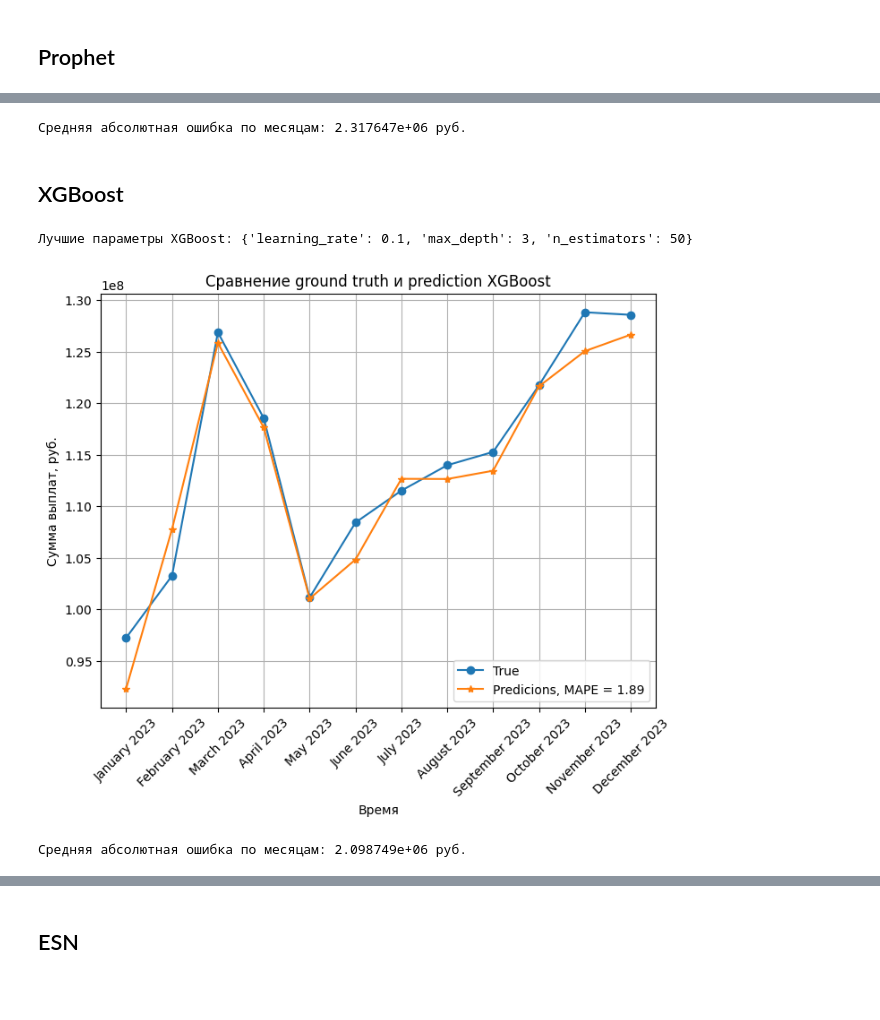
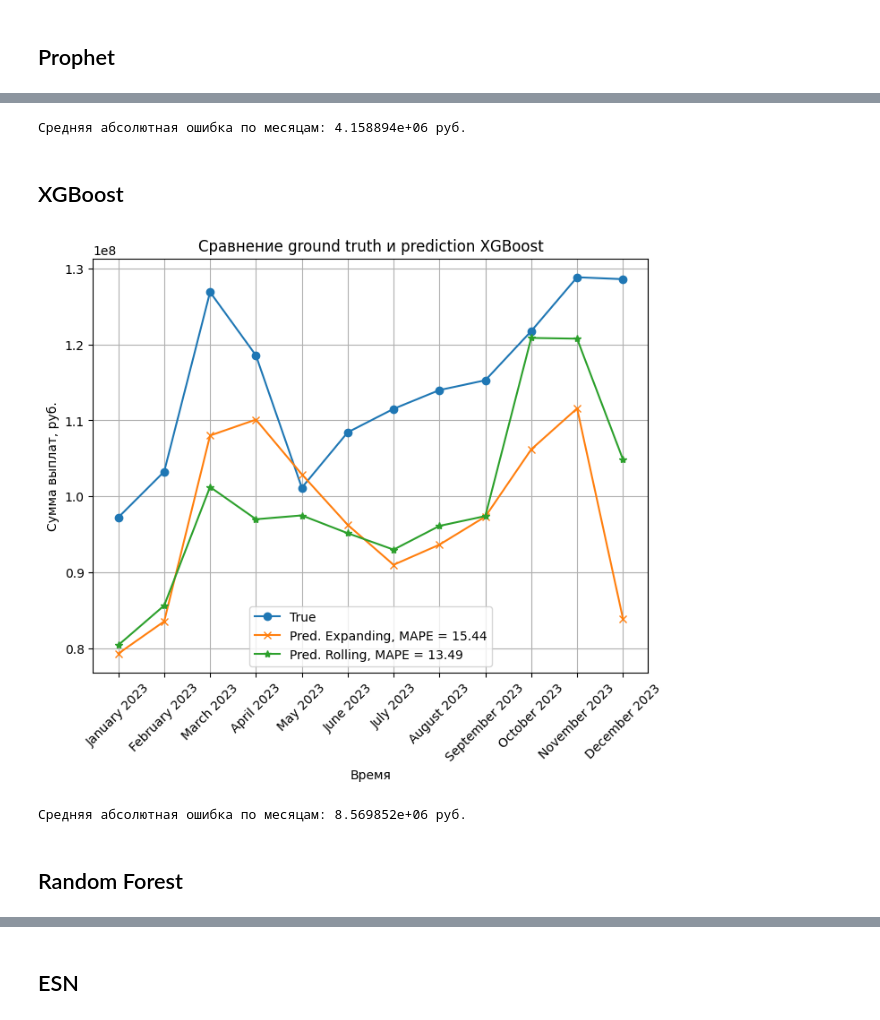
Before and after one commit to ATHigh/RiskPredict-Sber, a Jupyter notebook: solution.ipynb, the cells around one changed output, grey strips where cells are left out. Cells and saved outputs as stored; diff of their text form; code cells hidden in the pictures; blank space fills up the shorter version.

Commit message:
applied ml models

```diff
--- a/solution.ipynb
+++ b/solution.ipynb
@@ -684,19 +683,25 @@ df_fe.head()
 # %%
-# добавление лага и среднего скользящего окна
-df_fe['lag_1'] = df_fe['service_amount_net'].shift(1)
-df_fe['roll_7'] = df_fe['service_amount_net'].rolling(7).mean()
+def feature_engineering(df):
+    df_fe = df.copy()
+    df_fe['service_date'] = pd.to_datetime(df_fe['service_date'])
 
-# добавление Фурье декомпоизции
-df_fe['dayofyear'] = df_fe['service_date'].dt.dayofyear
-df_fe['week_sin'] = np.sin(2 * np.pi * df_fe['dayofyear'] / 7)
-df_fe['week_cos'] = np.cos(2 * np.pi * df_fe['dayofyear'] / 7)
+    df_fe['lag_1'] = df_fe['service_amount_net'].shift(1)
+    df_fe['roll_7'] = df_fe['service_amount_net'].rolling(7).mean()
 
-df_fe['year_sin'] = np.sin(2 * np.pi * df_fe['dayofyear'] / 365)
-df_fe['year_cos'] = np.cos(2 * np.pi * df_fe['dayofyear'] / 365)
+    # добавление Фурье декомпоизции
+    df_fe['dayofyear'] = df_fe['service_date'].dt.dayofyear
+    df_fe['week_sin'] = np.sin(2 * np.pi * df_fe['dayofyear'] / 7)
+    df_fe['week_cos'] = np.cos(2 * np.pi * df_fe['dayofyear'] / 7)
 
-df_fe['is_weekend'] = df_fe['service_date'].dt.weekday >= 5  # суббота=5, воскресенье=6
-df_fe['is_weekend'] = df_fe['is_weekend'].astype(int)  # преобразуем в 0 и 1
+    df_fe['year_sin'] = np.sin(2 * np.pi * df_fe['dayofyear'] / 365)
+    df_fe['year_cos'] = np.cos(2 * np.pi * df_fe['dayofyear'] / 365)
 
-df_fe.drop(columns='dayofyear', inplace=True)
-df_fe.dropna(inplace=True)
-df_fe.info()
+    df_fe['is_weekend'] = (df_fe['service_date'].dt.weekday >= 5).astype(int) # суббота=5, воскресенье=6
+    # df_fe['is_weekend'] = df_fe['is_weekend'].astype(int)  # преобразуем в 0 и 1
+    # df_fe['week'] = df_fe['service_date'].dt.isocalendar().week.astype(int)
+    # df_fe['is_holiday'] = df_fe['service_date'].isin(Russia(years=df_fe['service_date'].dt.year.unique())).astype(int)
+
+    df_fe.drop(columns=['dayofyear'], inplace=True)
+    df_fe.dropna(inplace=True)
+
+    return df_fe
@@ -829,6 +738,0 @@ def monthly_forecast_with_regressors(df, start_date, end_date):
-# %%
-monthly_forecast = monthly_forecast_with_regressors(
-    df_4prophet,
-    start_date="2023-01-01",
-    end_date="2023-12-31"
-)
@@ -866,29 +857,6 @@ plt.grid()
 # %%
-print(f"Средняя абсолютная ошибка по месяцам: {mean_absolute_error(ground_truth['service_amount_net'], monthly_forecast['yhat']):2e} руб.")
+print(f"Средняя абсолютная ошибка по месяцам: {mean_absolute_error(ground_truth['service_amount_net'], prophet_months['service_amount_net']):2e} руб.")
 # %% [output]
-Средняя абсолютная ошибка по месяцам: 2.317647e+06 руб.
+Средняя абсолютная ошибка по месяцам: 4.158894e+06 руб.
 # %% [markdown]
 ## XGBoost
-# %%
-def xgboost_hyperparameter_search(X, y):
-    """
-    Подбор гиперпараметров для XGBRegressor с помощью GridSearchCV
-    """
-    model = XGBRegressor(seed=23)
-    param_grid = {
-        'n_estimators': [50, 100, 200],
-        'max_depth': [3, 6, 8],
-        'learning_rate': [0.01, 0.1, 0.25],
-    }
-    scorer = make_scorer(mean_absolute_percentage_error, greater_is_better=False)
-    grid_search = GridSearchCV(model, param_grid, scoring=scorer, cv=5)
-    grid_search.fit(X, y)
-    return grid_search.best_params_
-
-X_train = df_fe[['lag_1', 'roll_7', 'week_sin', 'week_cos', 'year_sin', 'year_cos', 'is_weekend']]
-y_train = df_fe['service_amount_net']
-
-best_xgb_params = xgboost_hyperparameter_search(X_train, y_train)
-print("Лучшие параметры XGBoost:", best_xgb_params)
-# %% [output]
-Лучшие параметры XGBoost: {'learning_rate': 0.1, 'max_depth': 3, 'n_estimators': 50}
@@ -953,17 +939,21 @@ forecast_xgb = monthly_forecast_xgboost(df_fe, start_date='2023-01-01', end_date
 # %%
 plt.figure(figsize=(8,6))
 plt.plot(ground_truth['service_date'], ground_truth['service_amount_net'], label='True', marker='o')
-plt.plot(forecast_xgb['service_amount_net'], label=f"Predicions, MAPE = {round(mean_absolute_percentage_error(ground_truth['service_amount_net'], forecast_xgb['service_amount_net'])*100,2)}",
+plt.plot(xgb_months['service_amount_net'], label=f"Pred. Expanding, MAPE = {round(mean_absolute_percentage_error(ground_truth['service_amount_net'], xgb_months['service_amount_net'])*100,2)}",
+         marker='x')
+plt.plot(xgb_months_roll_window['service_amount_net'], label=f"Pred. Rolling, MAPE = {round(mean_absolute_percentage_error(ground_truth['service_amount_net'], xgb_months_roll_window['service_amount_net'])*100,2)}",
          marker='*')
 plt.title('Сравнение ground truth и prediction XGBoost')
 plt.xlabel('Время')
 plt.xticks(rotation=45)
 plt.ylabel('Сумма выплат, руб.')
 plt.legend()
 plt.grid()
 # %% [output]
-[figure, old version]
+[figure, new version]
 # %%
-print(f"Средняя абсолютная ошибка по месяцам: {mean_absolute_error(ground_truth['service_amount_net'], forecast_xgb['service_amount_net']):2e} руб.")
+print(f"Средняя абсолютная ошибка по месяцам: {mean_absolute_error(ground_truth['service_amount_net'], xgb_months['service_amount_net']):2e} руб.")
 # %% [output]
-Средняя абсолютная ошибка по месяцам: 2.098749e+06 руб.
+Средняя абсолютная ошибка по месяцам: 8.569852e+06 руб.
+# %% [markdown]
+## Random Forest
```
Also changed, not shown: parts of 25 cells of this notebook.
